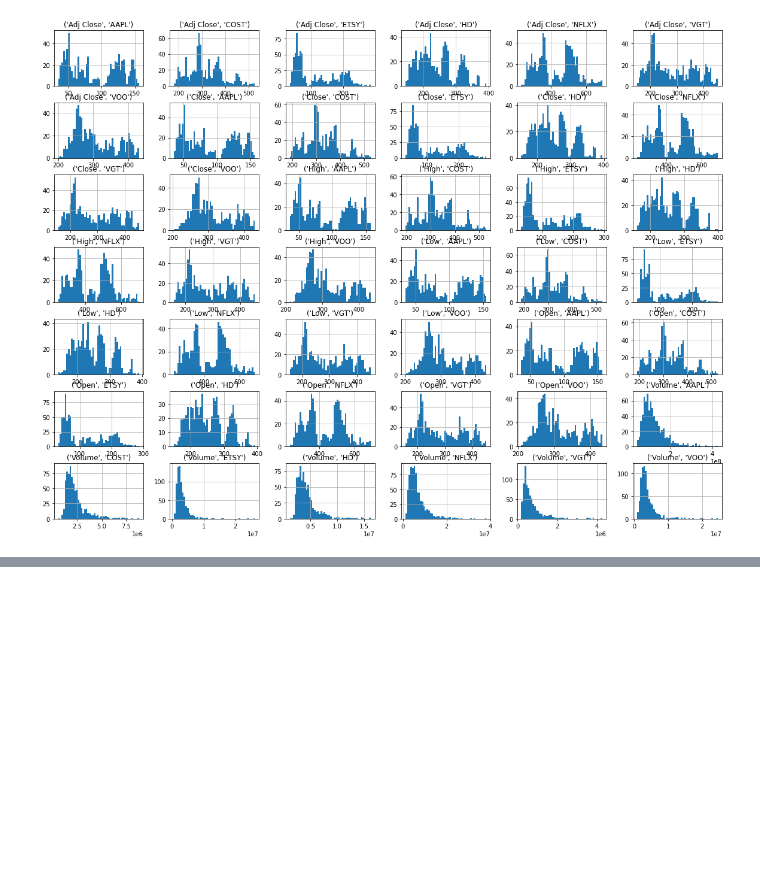
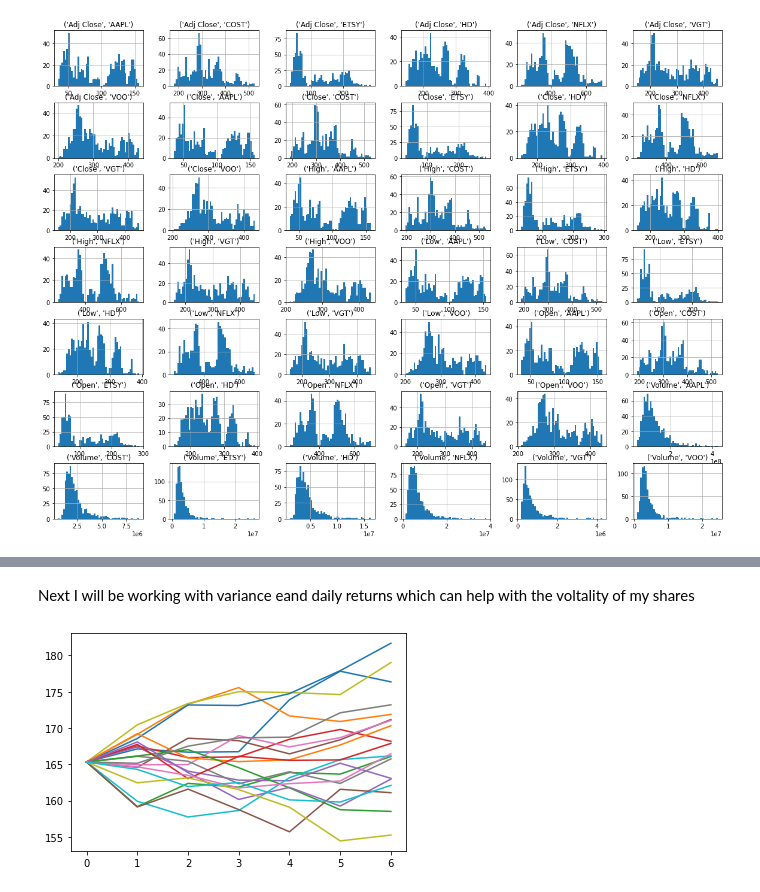
Before and after one commit to AnaEstrada1996/Project4, a Jupyter notebook: Investopedia_project4.ipynb, the cells around one changed output, grey strips where cells are left out. Cells and saved outputs as stored; diff of their text form; code cells hidden in the pictures; blank space fills up the shorter version.

```diff
--- a/Investopedia_project4.ipynb
+++ b/Investopedia_project4.ipynb
@@ -760,0 +808,4 @@ plt.show()
+# %%
+returns = data.pct_change()
+returns.dropna(inplace=True)
+returns.head()
@@ -760,0 +820,26 @@ plt.show()
+# %% [markdown]
+Next I will be working with variance eand daily returns which can help with the voltality of my shares
+# %%
+def mont_car(symbol):
+    days = 7
+    trials = 20
+
+    mean = returns.mean()[symbol]
+    var = returns.var()[symbol]
+    std = returns.std()[symbol]
+    drift = mean - (0.5*var)
+
+
+    Z = norm.ppf(np.random.rand(days, trials))
+    daily_returns = np.exp(drift + std * Z)
+
+
+    price_paths = np.zeros_like(daily_returns)
+    price_paths[0] = data[symbol].iloc[-1]
+    for t in range(1, days):
+        price_paths[t] = price_paths[t-1]*daily_returns[t]
+    mplt.plot(price_paths)
+# %%
+mont_car('AAPL')
+# %% [output]
+[figure, added]
```
Also changed, not shown: parts of 20 cells of this notebook.
